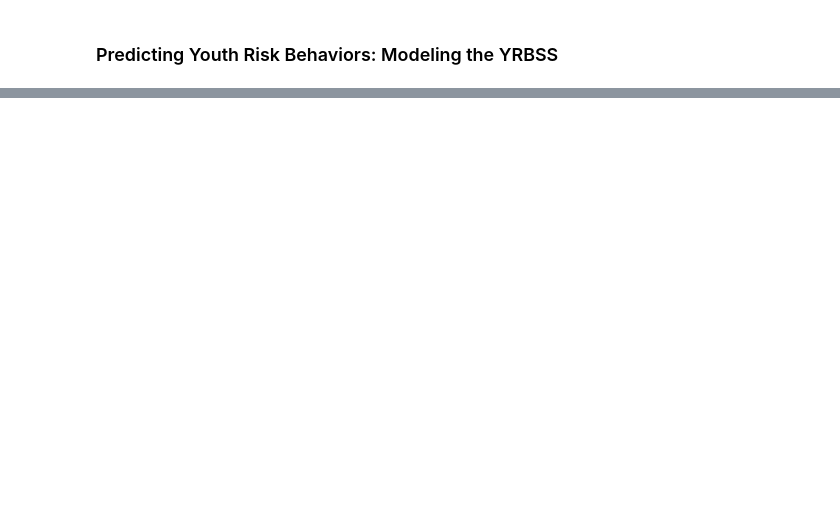
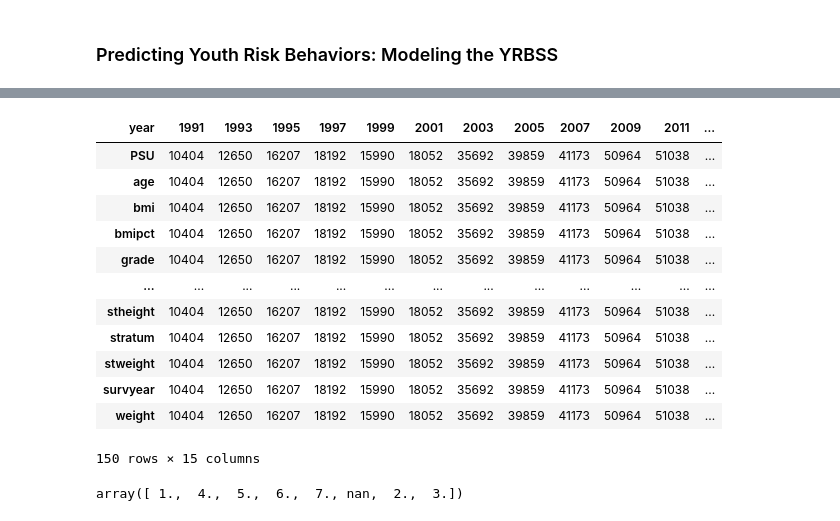
Before and after one commit to beckyepeters/risk_behaviors, a Jupyter notebook: risk_beh_eda.ipynb, the cells around one changed output, grey strips where cells are left out. Cells and saved outputs as stored; diff of their text form; code cells hidden in the pictures; blank space fills up the shorter version.

```diff
--- a/risk_beh_eda.ipynb
+++ b/risk_beh_eda.ipynb
@@ -162,0 +13,2 @@ memory usage: 2.0+ MB
+# %%
+df = pd.read_csv('data/SADCQ.csv')
@@ -162,0 +75,20 @@ memory usage: 2.0+ MB
+# %%
+df.pivot_table(columns='year', aggfunc=len, fill_value=0)
+# %% [output]
+| year | 1991 | 1993 | 1995 | 1997 | 1999 | 2001 | 2003 | 2005 | 2007 | 2009 | 2011 | ... |
+| PSU | 10404 | 12650 | 16207 | 18192 | 15990 | 18052 | 35692 | 39859 | 41173 | 50964 | 51038 | ... |
+| age | 10404 | 12650 | 16207 | 18192 | 15990 | 18052 | 35692 | 39859 | 41173 | 50964 | 51038 | ... |
+| bmi | 10404 | 12650 | 16207 | 18192 | 15990 | 18052 | 35692 | 39859 | 41173 | 50964 | 51038 | ... |
+| bmipct | 10404 | 12650 | 16207 | 18192 | 15990 | 18052 | 35692 | 39859 | 41173 | 50964 | 51038 | ... |
+| grade | 10404 | 12650 | 16207 | 18192 | 15990 | 18052 | 35692 | 39859 | 41173 | 50964 | 51038 | ... |
+| ... | ... | ... | ... | ... | ... | ... | ... | ... | ... | ... | ... | ... |
+| stheight | 10404 | 12650 | 16207 | 18192 | 15990 | 18052 | 35692 | 39859 | 41173 | 50964 | 51038 | ... |
+| stratum | 10404 | 12650 | 16207 | 18192 | 15990 | 18052 | 35692 | 39859 | 41173 | 50964 | 51038 | ... |
+| stweight | 10404 | 12650 | 16207 | 18192 | 15990 | 18052 | 35692 | 39859 | 41173 | 50964 | 51038 | ... |
+| survyear | 10404 | 12650 | 16207 | 18192 | 15990 | 18052 | 35692 | 39859 | 41173 | 50964 | 51038 | ... |
+| weight | 10404 | 12650 | 16207 | 18192 | 15990 | 18052 | 35692 | 39859 | 41173 | 50964 | 51038 | ... |
+150 rows × 15 columns
+# %%
+df.age.unique()
+# %% [output]
+array([ 1.,  4.,  5.,  6.,  7., nan,  2.,  3.])
```
Also changed, not shown: parts of 69 cells of this notebook.
